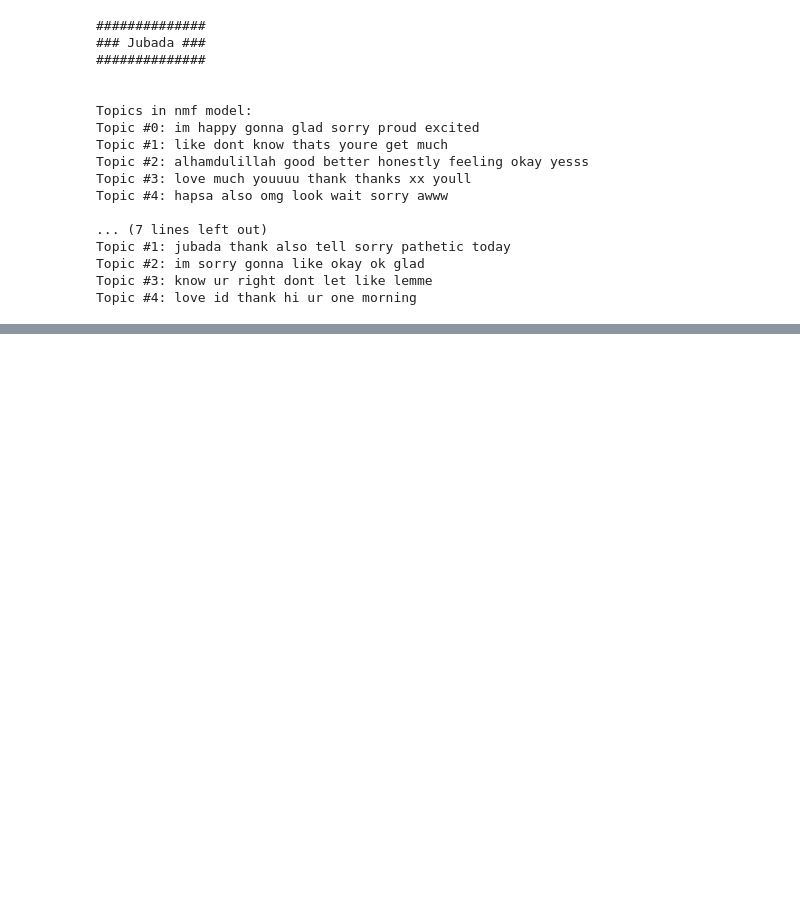
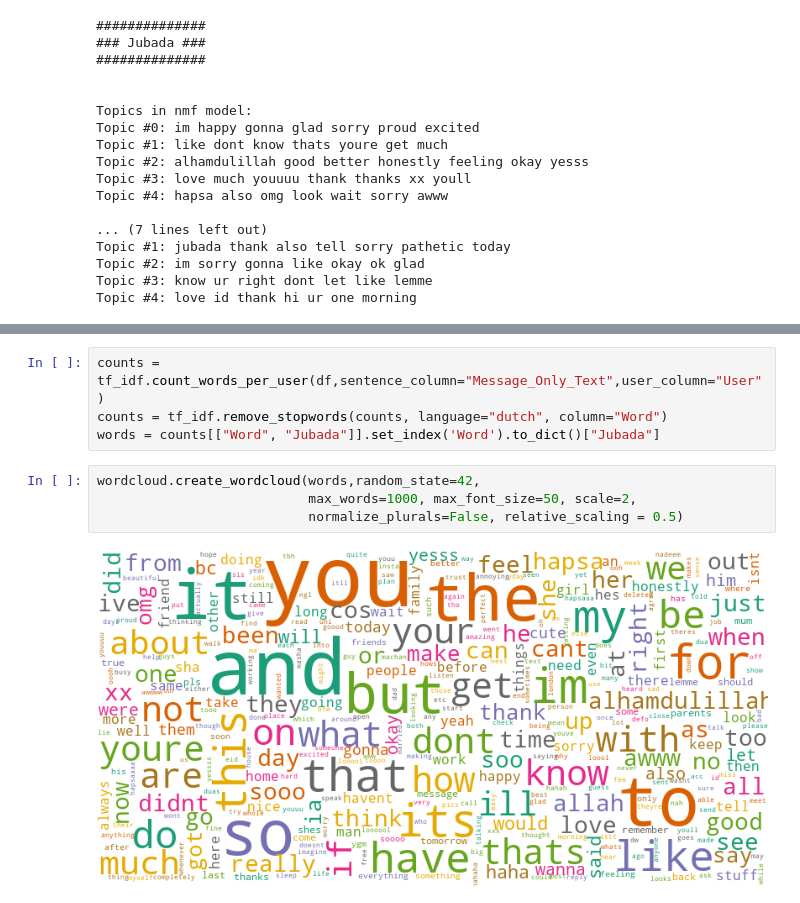
Before and after one commit to sabiqsabry/bawt, a Jupyter notebook: main.ipynb, the cells around one changed output, grey strips where cells are left out. Cells and saved outputs as stored; diff of their text form; blank space fills up the shorter version.

```diff
--- a/main.ipynb
+++ b/main.ipynb
@@ -393,0 +427,10 @@ Topic #4: love id thank hi ur one morning
+# %%
+counts = tf_idf.count_words_per_user(df,sentence_column="Message_Only_Text",user_column="User")
+counts = tf_idf.remove_stopwords(counts, language="dutch", column="Word")
+words = counts[["Word", "Jubada"]].set_index('Word').to_dict()["Jubada"]
+# %%
+wordcloud.create_wordcloud(words,random_state=42,
+                           max_words=1000, max_font_size=50, scale=2,
+                           normalize_plurals=False, relative_scaling = 0.5)
+# %% [output]
+[figure, added]
```
Also changed, not shown: parts of 11 cells of this notebook.
